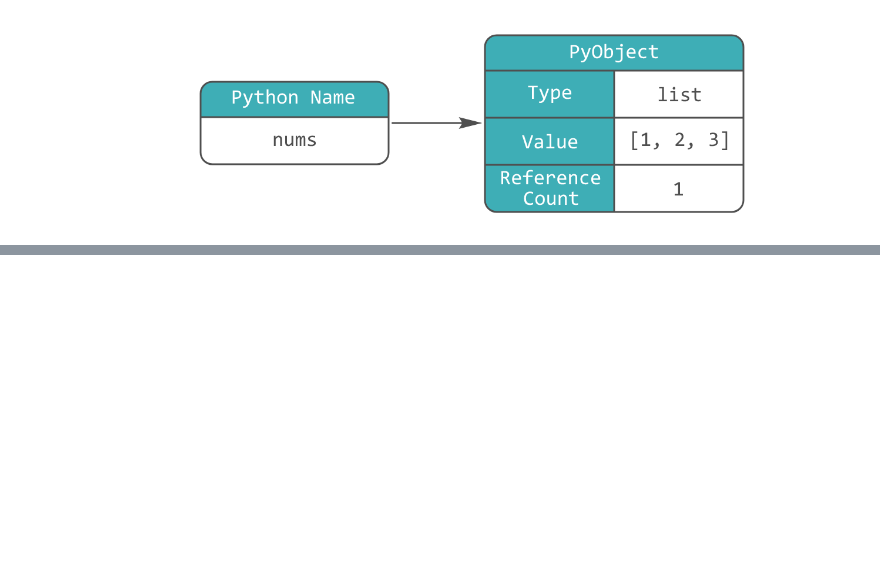
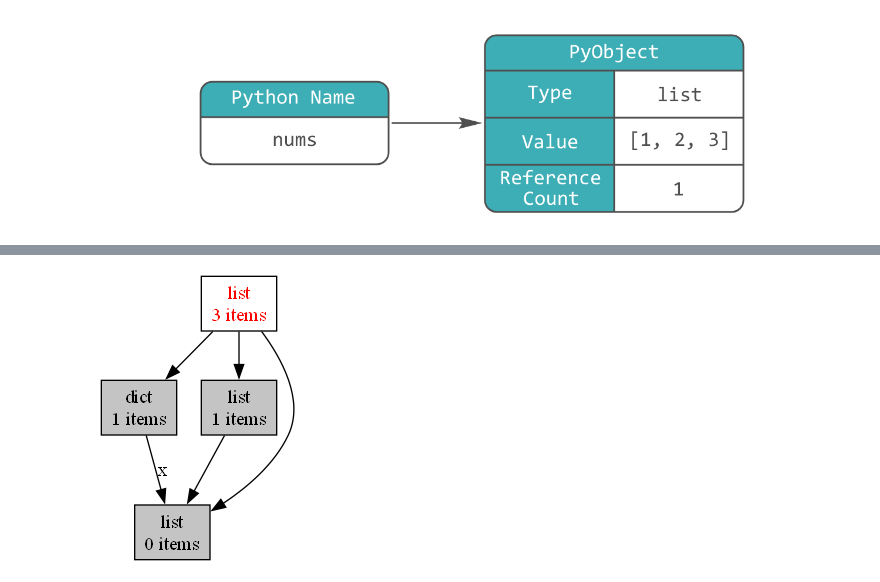
Before and after one commit to KovalenkoKonstantin/Python-Generation-a-Course-for-Professionals, a Jupyter notebook: 5/5.5 Memory clearing mechanisms.ipynb, the cells around one changed output, grey strips where cells are left out. Saved outputs shown, nothing was run; the diff lists cells and outputs as text; code cells hidden in the pictures; blank space fills up the shorter version.

```diff
--- a/5/5.5 Memory clearing mechanisms.ipynb
+++ b/5/5.5 Memory clearing mechanisms.ipynb
@@ -26,0 +208,4 @@ picture('память8 (1).png')
+# %%
+picture('sample-graph.png')
+# %% [output]
+[figure, added]
```
Also changed, not shown: parts of 41 cells of this notebook.
